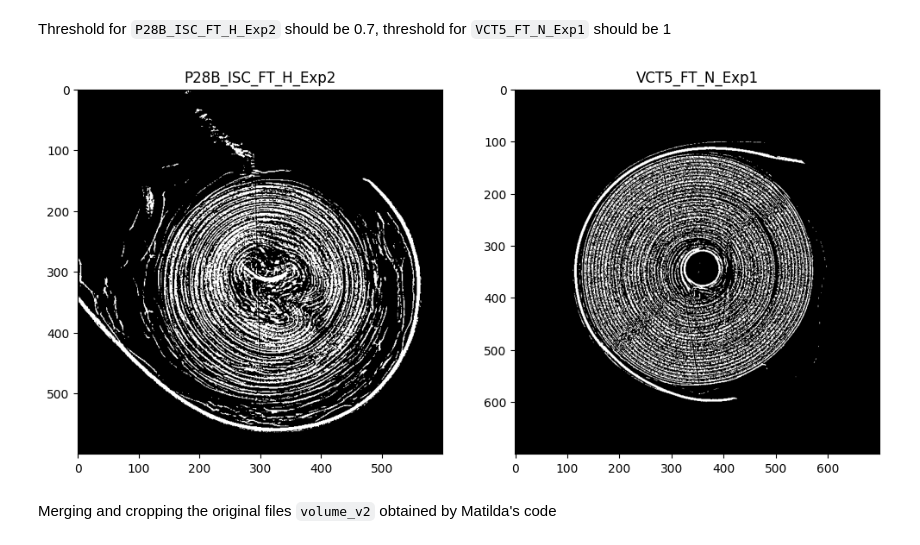
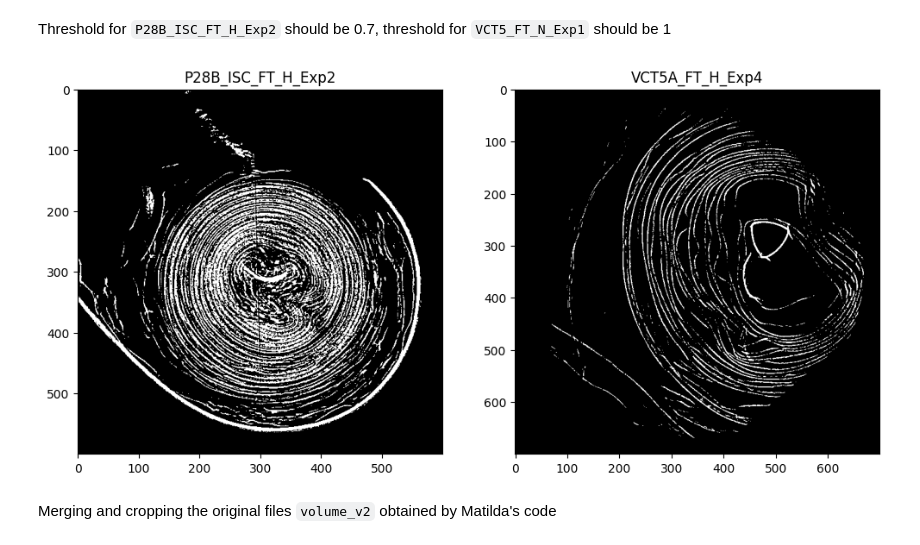
Before and after one commit to venturellimatteo/fasttomo, a Jupyter notebook: src/fasttomo/extras.ipynb, the cells around one changed output. Saved outputs shown, nothing was run; the diff lists cells and outputs as text; code cells hidden in the pictures.

```diff
--- a/src/fasttomo/extras.ipynb
+++ b/src/fasttomo/extras.ipynb
@@ -13,20 +13,20 @@ for folder in os.listdir(path):
 # %% [markdown]
 Threshold for `P28B_ISC_FT_H_Exp2` should be 0.7, threshold for `VCT5_FT_N_Exp1` should be 1
 # %%
-import FT
+import fasttomo
 # from skimage.io import imshow
 import matplotlib.pyplot as plt
 fig, axs = plt.subplots(1, 2, figsize=(12, 7))
-data1 = FT.Data('P28B_ISC_FT_H_Exp2')
+data1 = fasttomo.Data('P28B_ISC_FT_H_Exp2')
 ct1 = data1.ct
 axs[0].imshow(ct1[20,20]>0.7, cmap='gray')
 axs[0].set_title('P28B_ISC_FT_H_Exp2')
-data2 = FT.Data('VCT5_FT_N_Exp1')
+data2 = fasttomo.Data('VCT5A_FT_H_Exp4')
 ct2 = data2.ct
-axs[1].imshow(ct2[9,20]>1, cmap='gray')
-_ = axs[1].set_title('VCT5_FT_N_Exp1')
+axs[1].imshow(ct2[5,20]>0.8, cmap='gray')
+_ = axs[1].set_title('VCT5A_FT_H_Exp4')
 # %% [output]
-[figure, old version]
+[figure, new version]
 # %% [markdown]
 Merging and cropping the original files `volume_v2` obtained by Matilda's code
 # %%
```
Also changed, not shown: 3 other files.
